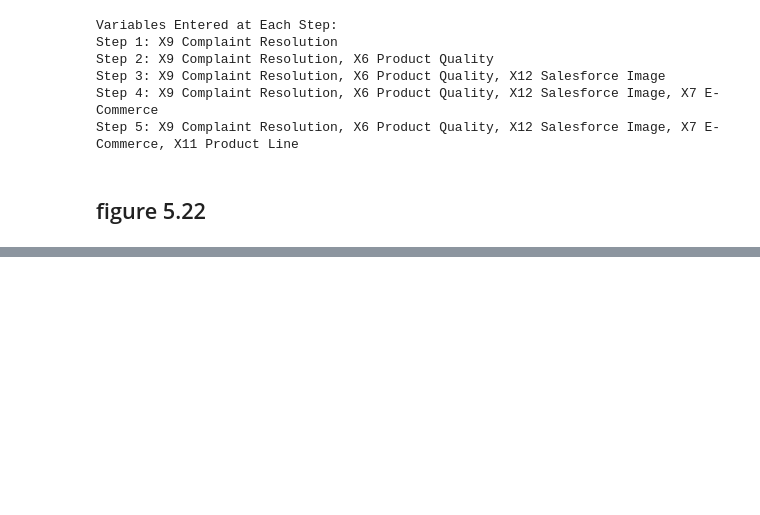
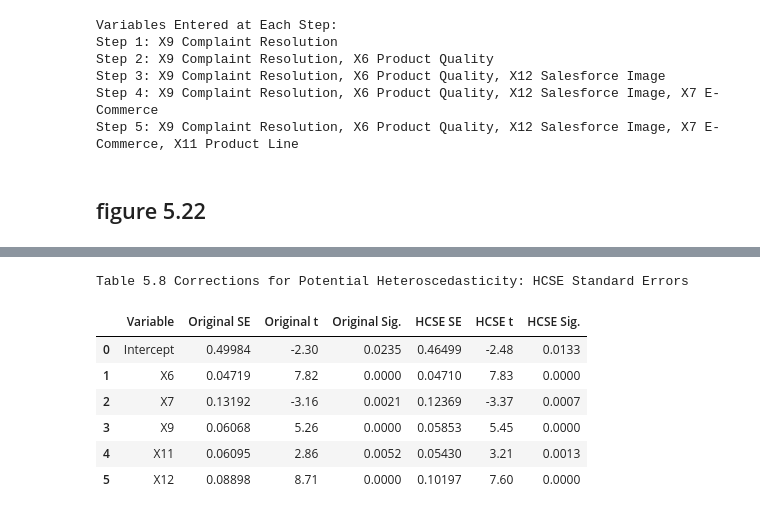
Before and after one commit to Xin95172/Personal-Project, a Jupyter notebook: 多變量分析/main.ipynb, the cells around one changed output, grey strips where cells are left out. Saved outputs shown, nothing was run; the diff lists cells and outputs as text; code cells hidden in the pictures; blank space fills up the shorter version.

```diff
--- a/多變量分析/main.ipynb
+++ b/多變量分析/main.ipynb
@@ -4017,0 +4117,80 @@ NameError: name 'plt' is not defined
+# %%
+# [表格] Table 5.8 - 異質變異數校正: HCSE 標準誤 (Corrections for Potential Heteroscedasticity: HCSE Standard Errors)
+# 原因 (Reason): 比較原始 OLS 標準誤與異質變異數一致標準誤 (HCSE)，以評估異質變異數對推論的影響。
+# 目的 (Purpose): 重現 Table 5.8，列出 Original Standard Error 與 HCSE Standard Error 及其對應的 t 值與顯著性。
+# 預期結果 (Result): 表格顯示 Intercept 與各變數 (X6, X7, X9, X11, X12) 的比較結果。
+
+# Final variables involved
+final_vars = ["X6", "X7", "X9", "X11", "X12"]
+# Note: The order in table 5.8 image is Intercept, X6, X7, X9, X11, X12 sorted by name usually or entry order.
+# Let's sort them by name to match the image: Intercept, X6, X7, X9, X11, X12
+sorted_vars = sorted(final_vars, key=lambda x: int(x[1:]))
+
+X_final = X_pool[sorted_vars]
+X_final_const = sm.add_constant(X_final)
+
+# 1. Original OLS
+model_ols = sm.OLS(y, X_final_const)
+results_ols = model_ols.fit()
+
+# 2. HCSE (HC1 is commonly used for robust standard errors)
+results_hc = model_ols.fit(cov_type='HC1')
+
+# Build Summary Table
+# Rows: Intercept, X6, X7, X9, X11, X12
+row_names = ["const"] + sorted_vars
+table_rows = []
+
+for var in row_names:
+    # Get OLS stats
+    se_ols = results_ols.bse[var]
+    t_ols = results_ols.tvalues[var]
+    p_ols = results_ols.pvalues[var]
+
+    # Get HCSE stats
+    se_hc = results_hc.bse[var]
+    t_hc = results_hc.tvalues[var]
+    p_hc = results_hc.pvalues[var]
+
+    # Display name
+    display_name = "Intercept" if var == "const" else var
+
+    table_rows.append([
+        display_name,
+        se_ols, t_ols, p_ols,
+        se_hc, t_hc, p_hc
+    ])
+
+cols = [
+    "Variable",
+    "Original SE", "Original t", "Original Sig.",
+    "HCSE SE", "HCSE t", "HCSE Sig."
+]
+
+df_table_5_8 = pd.DataFrame(table_rows, columns=cols)
+
+# Styling
+def style_table(styler):
+    styler.format({
+        "Original SE": "{:.5f}",
+        "Original t": "{:.2f}",
+        "Original Sig.": "{:.4f}",
+        "HCSE SE": "{:.5f}",
+        "HCSE t": "{:.2f}",
+        "HCSE Sig.": "{:.4f}"
+    })
+    # Match the red header style from image conceptually if possible, but pandas styling is limited in basic display.
+    # We focus on content accuracy.
+    return styler
+
+print("Table 5.8 Corrections for Potential Heteroscedasticity: HCSE Standard Errors")
+display(style_table(df_table_5_8.style))
+# %% [output]
+Table 5.8 Corrections for Potential Heteroscedasticity: HCSE Standard Errors
+|  | Variable | Original SE | Original t | Original Sig. | HCSE SE | HCSE t | HCSE Sig. |
+| 0 | Intercept | 0.49984 | -2.30 | 0.0235 | 0.46499 | -2.48 | 0.0133 |
+| 1 | X6 | 0.04719 | 7.82 | 0.0000 | 0.04710 | 7.83 | 0.0000 |
+| 2 | X7 | 0.13192 | -3.16 | 0.0021 | 0.12369 | -3.37 | 0.0007 |
+| 3 | X9 | 0.06068 | 5.26 | 0.0000 | 0.05853 | 5.45 | 0.0000 |
+| 4 | X11 | 0.06095 | 2.86 | 0.0052 | 0.05430 | 3.21 | 0.0013 |
+| 5 | X12 | 0.08898 | 8.71 | 0.0000 | 0.10197 | 7.60 | 0.0000 |
```
Also changed, not shown: parts of 4 cells of this notebook.
